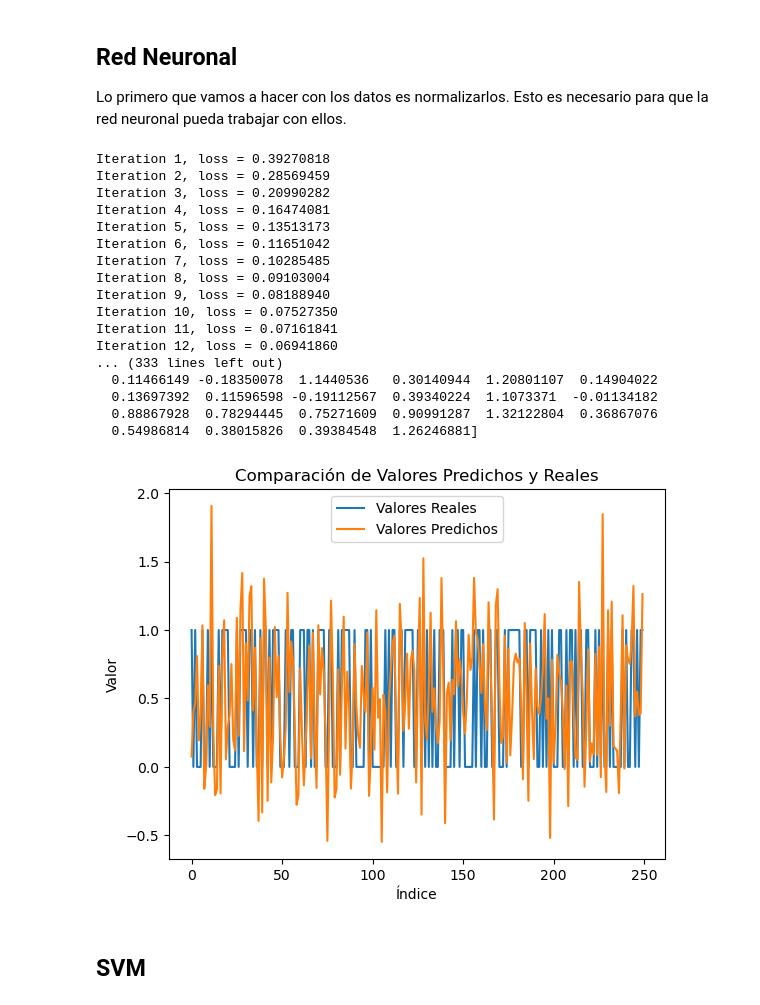
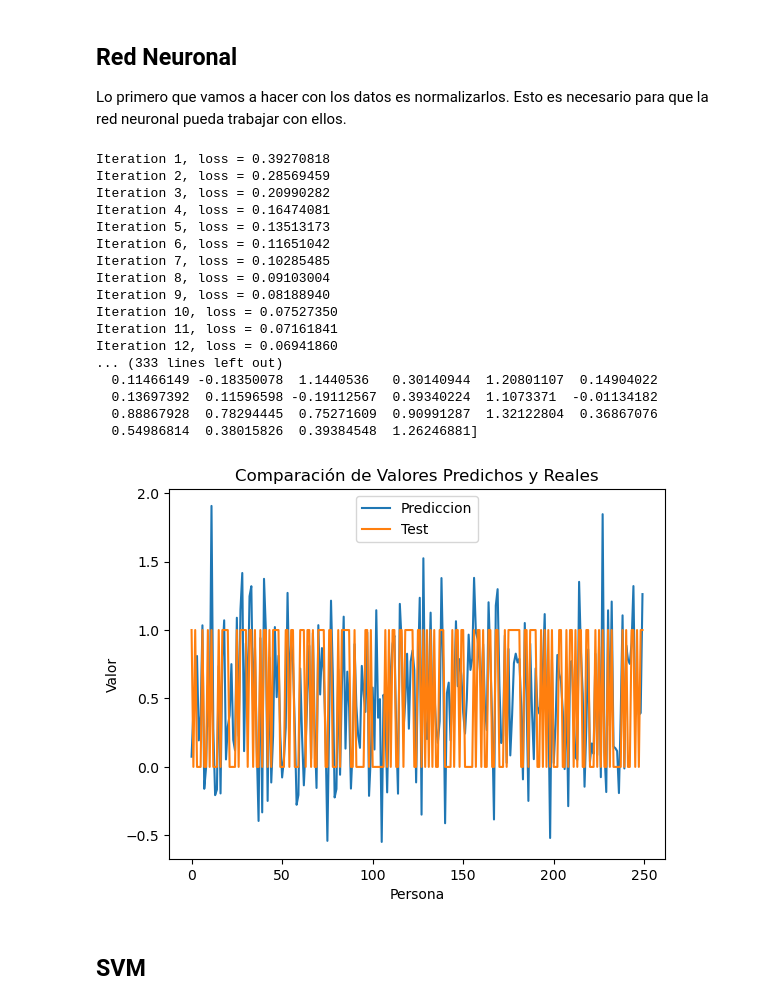
Before and after one commit to IgnaciosConQueso/SI, a Jupyter notebook: practica.ipynb, the cells around one changed output. Saved outputs shown, nothing was run; the diff lists cells and outputs as text; code cells hidden in the pictures.

```diff
--- a/practica.ipynb
+++ b/practica.ipynb
@@ -307,7 +307,9 @@ from sklearn.neighbors import KNeighborsRegressor
 knn = KNeighborsRegressor(n_neighbors=3)
 
 # Ajustar el modelo a los datos de entrenamiento
-knn.fit(X_train, y_train)
+X_tr = X_train
+y_tr = y_train
+knn.fit(X_tr, y_tr)
 
 prediction = knn.predict(X_test)
 print("Prediccion")
@@ -322,15 +324,15 @@ import matplotlib.pyplot as plt
 fig, ax = plt.subplots()
 
 # Plot the predicted values
-ax.plot(prediction, label='Predicted')
+ax.plot(prediction, label='Prediccion')
 
 # Plot the test values
 ax.plot(y_test, label='Test')
 
 # Set the labels and title
-ax.set_xlabel('Index')
-ax.set_ylabel('Value')
-ax.set_title('Comparison of Predicted and Test Values')
+ax.set_xlabel('Persona')
+ax.set_ylabel('Valor')
+ax.set_title('Predicciones vs Test')
 
 # Add a legend
 ax.legend()
@@ -414,53 +416,53 @@ from sklearn.neural_network import MLPRegressor
 from sklearn.datasets import make_classification
 from sklearn.model_selection import train_test_split
 
+X_tr = X_train
+y_tr = y_train
 X, y = make_classification(n_samples=1000, random_state=1)
-X_train, X_test, y_train, y_test = train_test_split(X, y, stratify=y, random_state=1)
-clf = MLPRegressor(random_state=1, max_iter=300, verbose=True).fit(X_train, y_train)
-clf.predict(X_test[:2])
+X_tr, X_test, y_tr, y_test = train_test_split(X, y, stratify=y, random_state=1)
+clf = MLPRegressor(random_state=1, max_iter=300, verbose=True).fit(X_tr, y_tr)
+clf.predict(X_test[:2, :])
 y_pred = clf.predict(X_test[:, :])
 print(y_test)
 print(y_pred)
 clf.score(X_test, y_test)
 
-import matplotlib.pyplot as plt
-
 # Crear una figura y un eje
 fig, ax = plt.subplots()
 
 # Graficar los valores reales y los valores predichos
-ax.plot(y_test, label='Valores Reales')
-ax.plot(y_pred, label='Valores Predichos')
+ax.plot(y_pred, label='Prediccion')
+ax.plot(y_test, label='Test')
 
 # Agregar etiquetas y título
-ax.set_xlabel('Índice')
+ax.set_xlabel('Persona')
 ax.set_ylabel('Valor')
 ax.set_title('Comparación de Valores Predichos y Reales')
 
 # Agregar una leyenda
 ax.legend()
 
 # Mostrar la gráfica
 plt.show()
 # %% [output]
 Iteration 1, loss = 0.39270818
 Iteration 2, loss = 0.28569459
 Iteration 3, loss = 0.20990282
 Iteration 4, loss = 0.16474081
 Iteration 5, loss = 0.13513173
 Iteration 6, loss = 0.11651042
 Iteration 7, loss = 0.10285485
 Iteration 8, loss = 0.09103004
 Iteration 9, loss = 0.08188940
 Iteration 10, loss = 0.07527350
 Iteration 11, loss = 0.07161841
 Iteration 12, loss = 0.06941860
 ... (333 lines left out)
   0.11466149 -0.18350078  1.1440536   0.30140944  1.20801107  0.14904022
   0.13697392  0.11596598 -0.19112567  0.39340224  1.1073371  -0.01134182
   0.88867928  0.78294445  0.75271609  0.90991287  1.32122804  0.36867076
   0.54986814  0.38015826  0.39384548  1.26246881]
-[figure, old version]
+[figure, new version]
 # %% [markdown]
 ## SVM
 # %%
```
Also changed, not shown: parts of 3 cells of this notebook.
